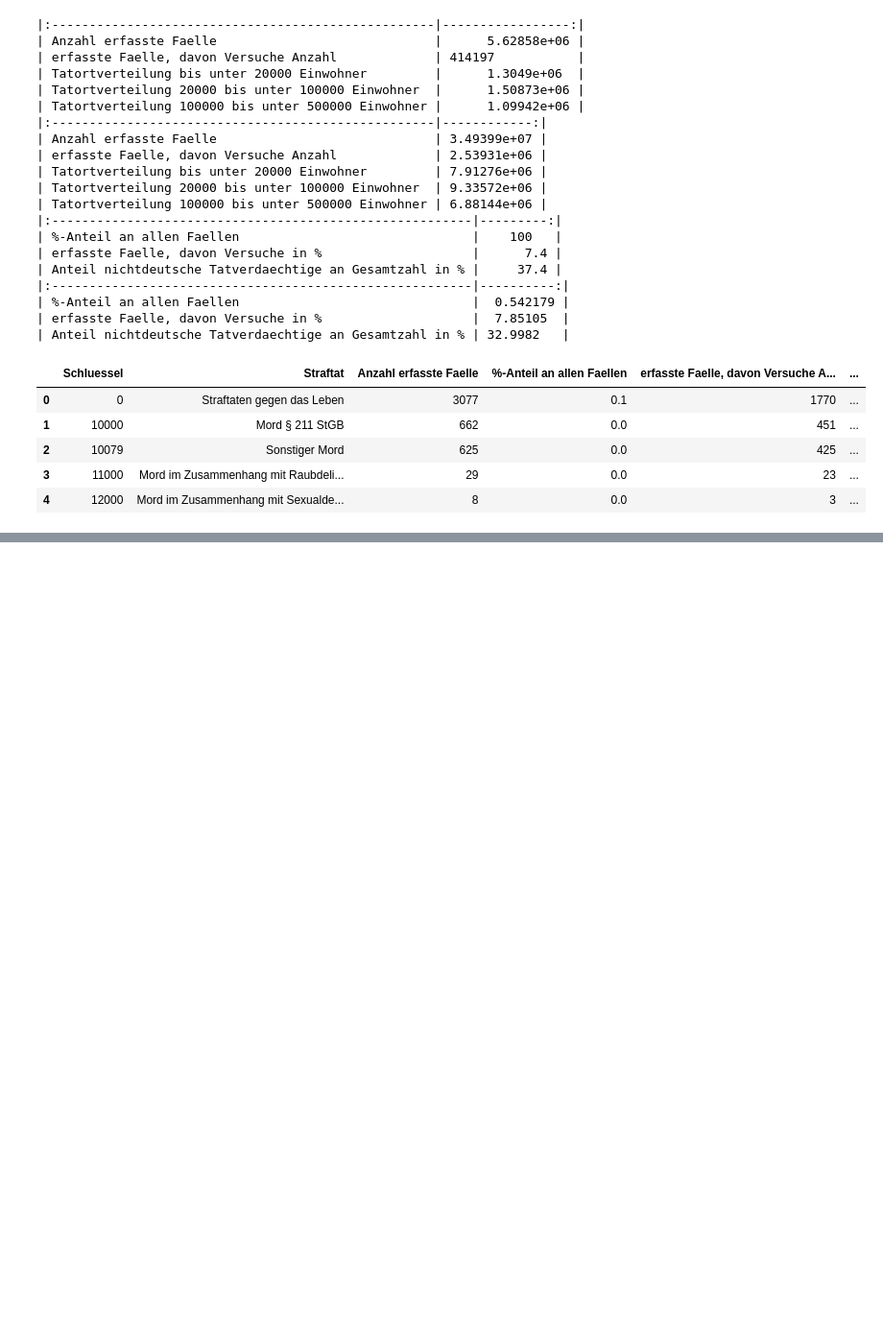
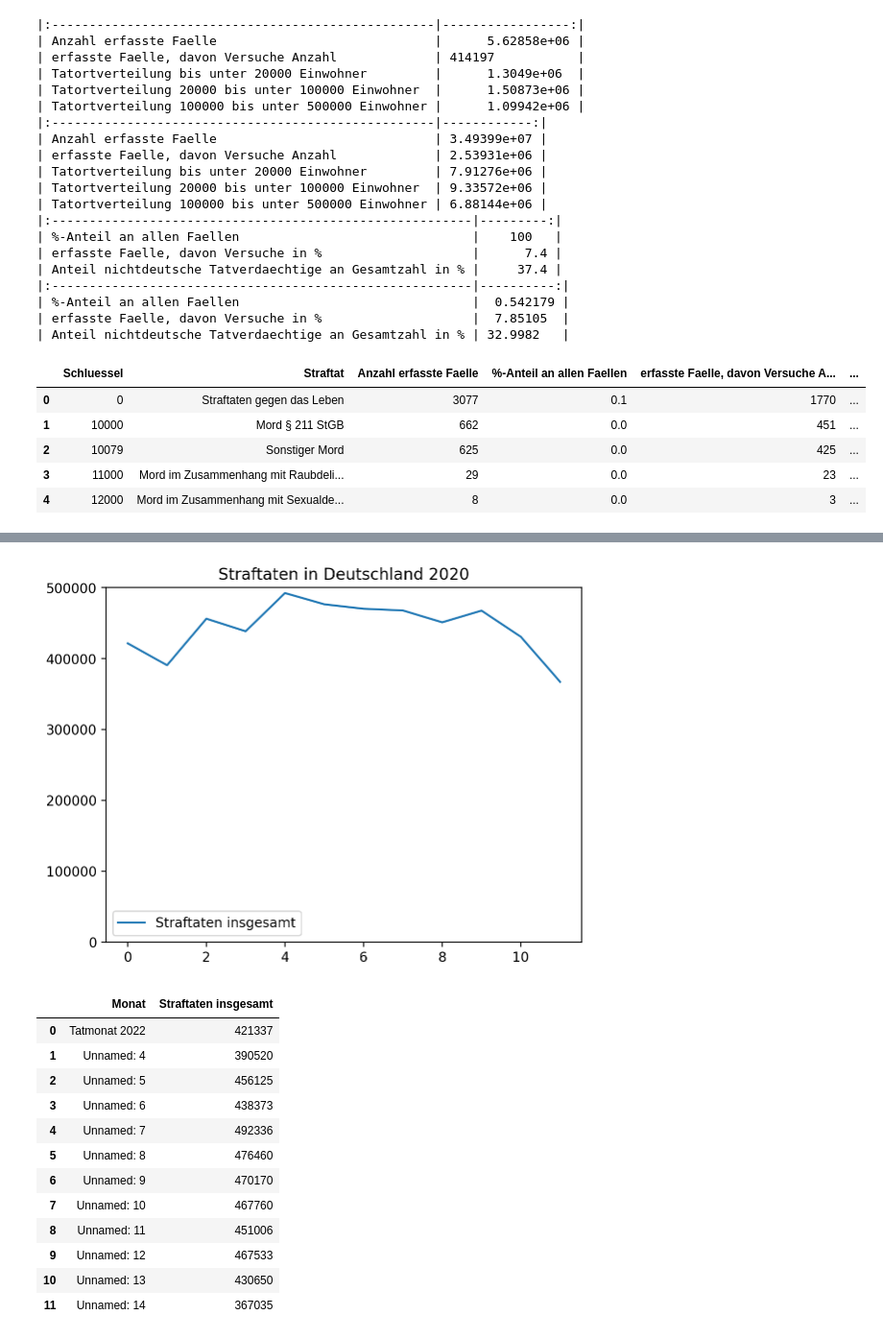
Before and after one commit to LukaslWeber/DataLit-Crime-Project, a Jupyter notebook: exploraton.ipynb, the cells around one changed output, grey strips where cells are left out. Shown at 96% size. Saved outputs shown, nothing was run; the diff lists cells and outputs as text; code cells hidden in the pictures; blank space fills up the shorter version.

```diff
--- a/exploraton.ipynb
+++ b/exploraton.ipynb
@@ -45,0 +83,25 @@ df.head()
+# %%
+monthly_table = 'Datasets/PKS/2022/Räumliche-Gliederung/Bund/BU-T08-Tatzeit.xlsx'
+df = pd.read_excel(monthly_table,skiprows=4,thousands=',',decimal='.')
+total = df[df.Straftat == 'Straftaten insgesamt']
+total = pd.melt(total.iloc[:,3:-3],var_name='Monat',value_name='Straftaten insgesamt')
+ax = total.plot()
+plt.title('Straftaten in Deutschland 2020')
+ax.set_ylim(0,5e5)
+plt.show()
+total
+# %% [output]
+[figure, added]
+|  | Monat | Straftaten insgesamt |
+| 0 | Tatmonat 2022 | 421337 |
+| 1 | Unnamed: 4 | 390520 |
+| 2 | Unnamed: 5 | 456125 |
+| 3 | Unnamed: 6 | 438373 |
+| 4 | Unnamed: 7 | 492336 |
+| 5 | Unnamed: 8 | 476460 |
+| 6 | Unnamed: 9 | 470170 |
+| 7 | Unnamed: 10 | 467760 |
+| 8 | Unnamed: 11 | 451006 |
+| 9 | Unnamed: 12 | 467533 |
+| 10 | Unnamed: 13 | 430650 |
+| 11 | Unnamed: 14 | 367035 |
```
Also changed, not shown: parts of 4 cells of this notebook.
